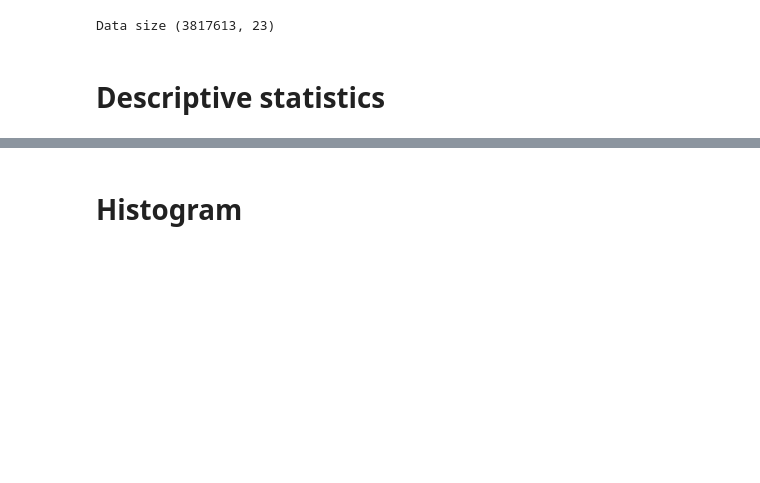
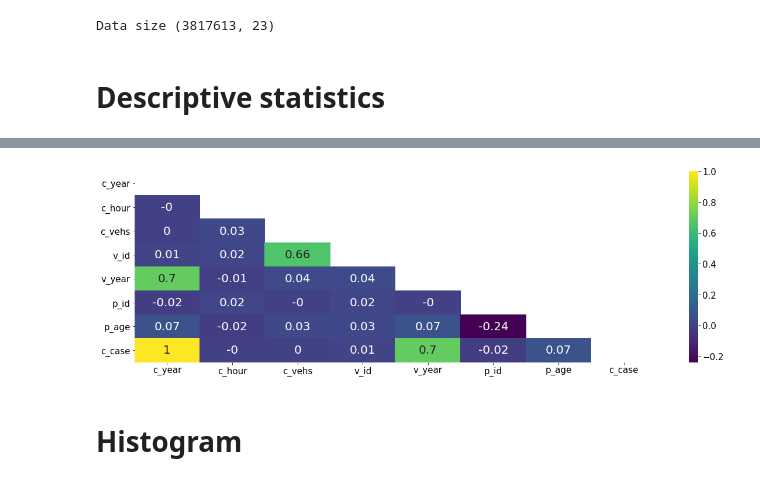
Before and after one commit to Owerre/imbalanced-learning, a Jupyter notebook: canada-collision/notebooks/02-eda.ipynb, the cells around one changed output, grey strips where cells are left out. Cells and saved outputs as stored; diff of their text form; code cells hidden in the pictures; blank space fills up the shorter version.

```diff
--- a/canada-collision/notebooks/02-eda.ipynb
+++ b/canada-collision/notebooks/02-eda.ipynb
@@ -41,3 +41,17 @@ df.describe()
+# %%
+fig, ax = plt.subplots(figsize=(20,6))
+
+# Correlation matrix
+corr_matrix = df.drop('fatal', axis =1).corr()
+
+# Plot
+mask = np.zeros_like(corr_matrix, dtype=np.bool)
+mask[np.triu_indices_from(mask)] = True
+sns.heatmap(round(corr_matrix, 2), annot=True, annot_kws={"size": 20},mask = mask,
+            cmap = plt.get_cmap("viridis"),ax = ax)
+plt.show()
+# %% [output]
+[figure, added]
 # %% [markdown]
 # Histogram
 # %%
```
Also changed, not shown: parts of 1 cell of this notebook.
